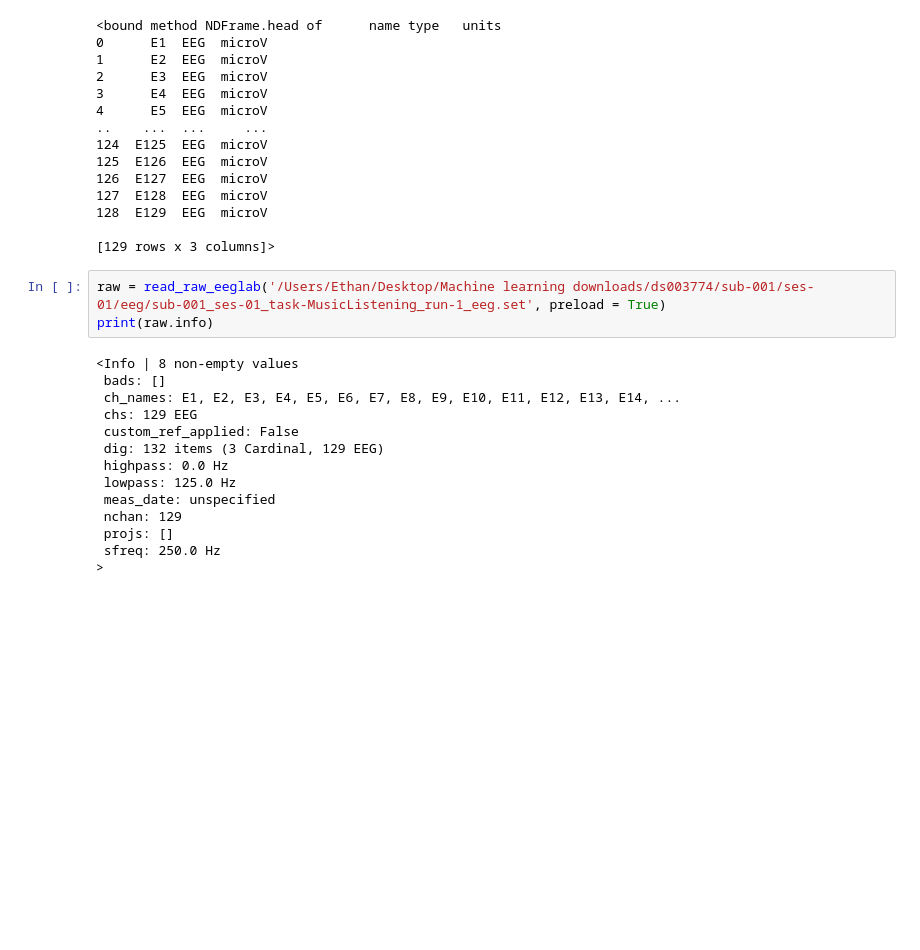
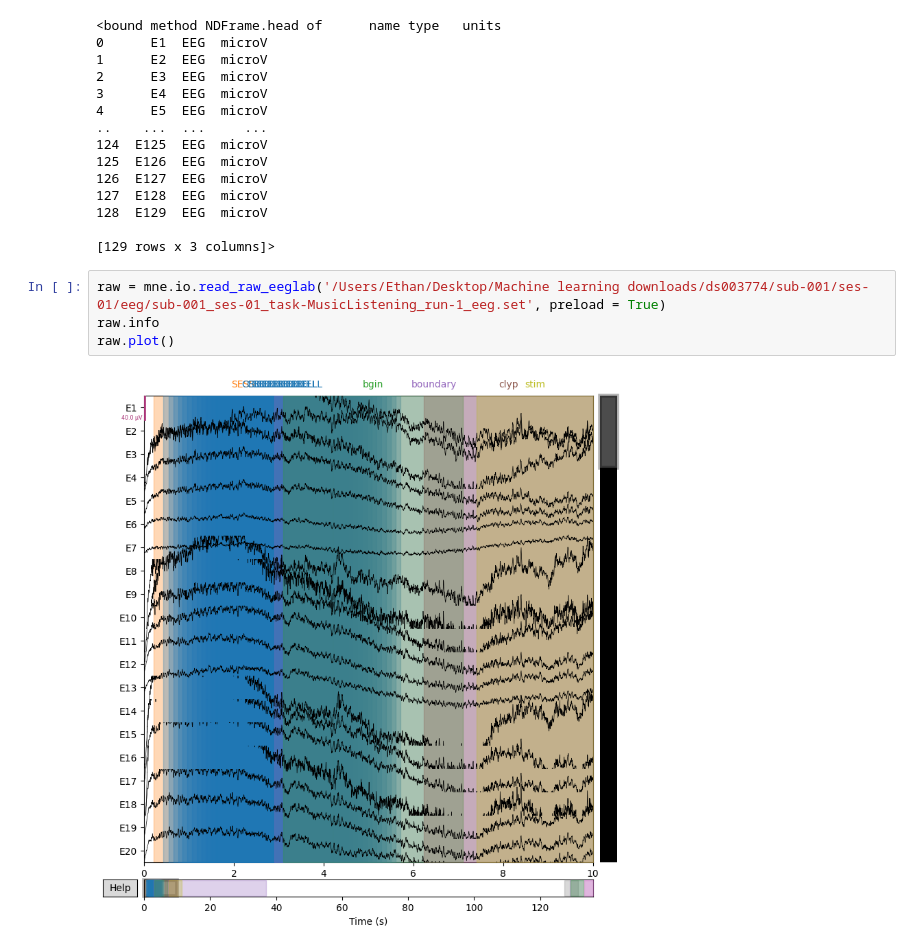
Before and after one commit to ethanlutabi/ML__CSC, a Jupyter notebook: EDA code/eeg_music_eda.ipynb, the cells around one changed output. Cells and saved outputs as stored; diff of their text form; blank space fills up the shorter version.

```diff
--- a/EDA code/eeg_music_eda.ipynb
+++ b/EDA code/eeg_music_eda.ipynb
@@ -48,19 +48,8 @@ print(channels_df.head)
 
 [129 rows x 3 columns]>
 # %%
-raw = read_raw_eeglab('/Users/Ethan/Desktop/Machine learning downloads/ds003774/sub-001/ses-01/eeg/sub-001_ses-01_task-MusicListening_run-1_eeg.set', preload = True)
-print(raw.info)
+raw = mne.io.read_raw_eeglab('/Users/Ethan/Desktop/Machine learning downloads/ds003774/sub-001/ses-01/eeg/sub-001_ses-01_task-MusicListening_run-1_eeg.set', preload = True)
+raw.info
+raw.plot()
 # %% [output]
-<Info | 8 non-empty values
- bads: []
- ch_names: E1, E2, E3, E4, E5, E6, E7, E8, E9, E10, E11, E12, E13, E14, ...
- chs: 129 EEG
- custom_ref_applied: False
- dig: 132 items (3 Cardinal, 129 EEG)
- highpass: 0.0 Hz
- lowpass: 125.0 Hz
- meas_date: unspecified
- nchan: 129
- projs: []
- sfreq: 250.0 Hz
->
+[figure, added]
```
Also changed, not shown: parts of 14 cells of this notebook.
